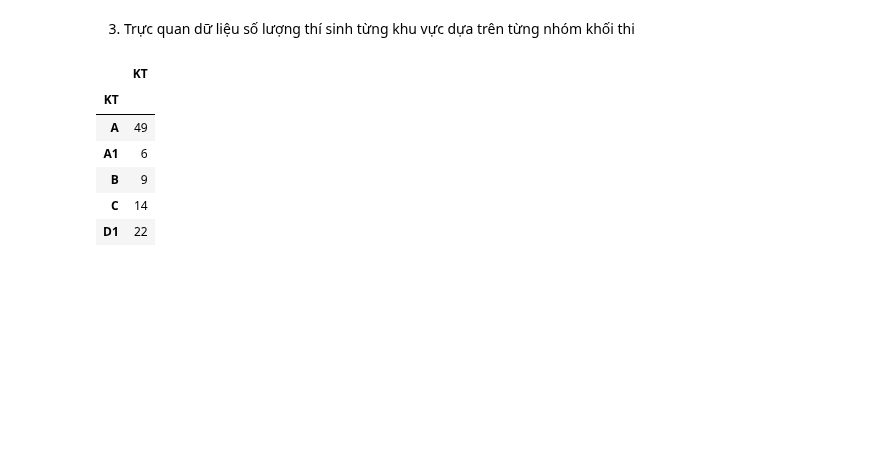
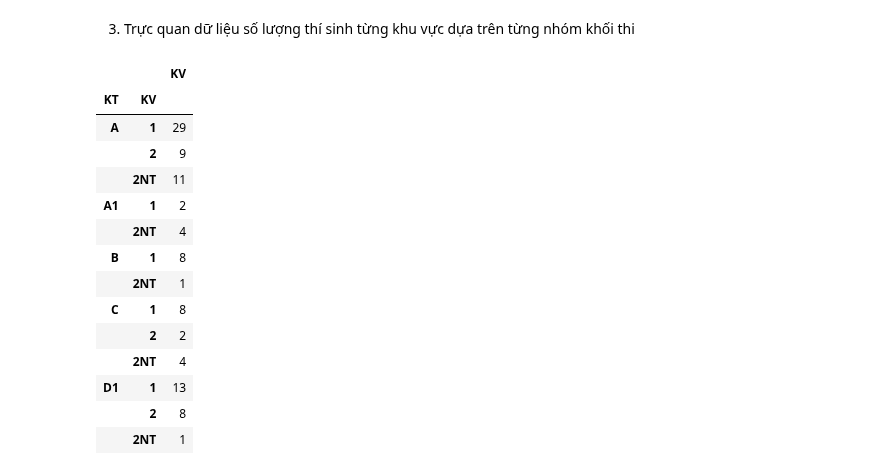
Before and after one commit to trinhvanypro1/-DataAnalystDeepLearning, a Jupyter notebook: Lab2.ipynb, the cells around one changed output. Saved outputs shown, nothing was run; the diff lists cells and outputs as text; code cells hidden in the pictures; blank space fills up the shorter version.

```diff
--- a/Lab2.ipynb
+++ b/Lab2.ipynb
@@ -257,10 +255,19 @@ KV_KT
 # %%
-data_XT.groupby(['KT']).agg({'KT':'count'})
+KV_KT= data_XT.groupby(['KT','KV']).agg({'KV':'count'})
+KV_KT
 # %% [output]
-|  | KT |
-| KT |  |
-| A | 49 |
-| A1 | 6 |
-| B | 9 |
-| C | 14 |
-| D1 | 22 |
+|  |  | KV |
+| KT | KV |  |
+| A | 1 | 29 |
+|  | 2 | 9 |
+|  | 2NT | 11 |
+| A1 | 1 | 2 |
+|  | 2NT | 4 |
+| B | 1 | 8 |
+|  | 2NT | 1 |
+| C | 1 | 8 |
+|  | 2 | 2 |
+|  | 2NT | 4 |
+| D1 | 1 | 13 |
+|  | 2 | 8 |
+|  | 2NT | 1 |
```
Also changed, not shown: parts of 6 cells of this notebook.
